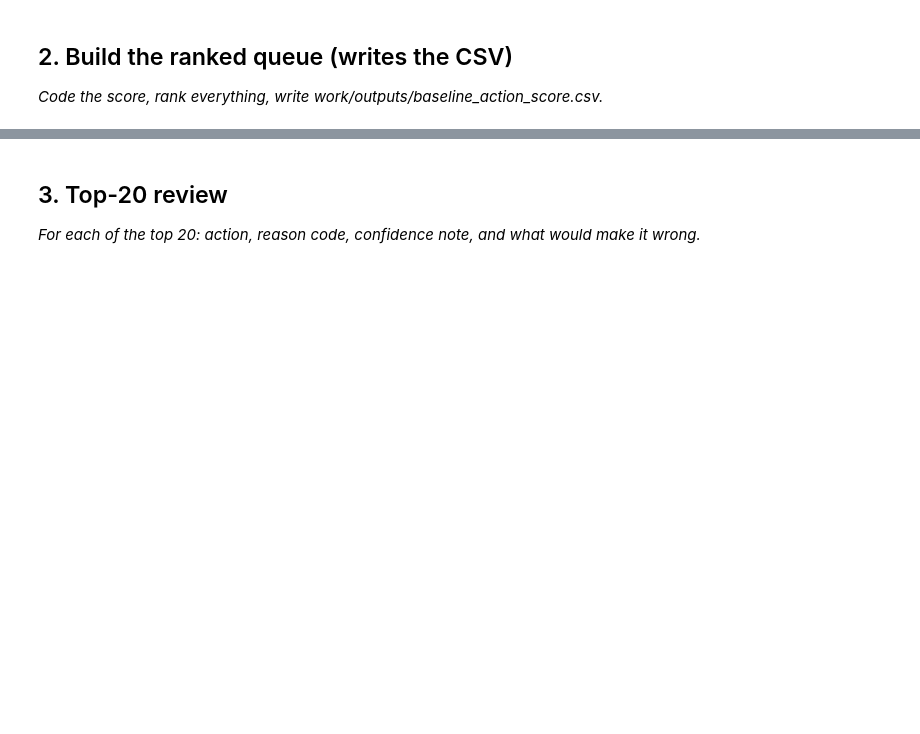
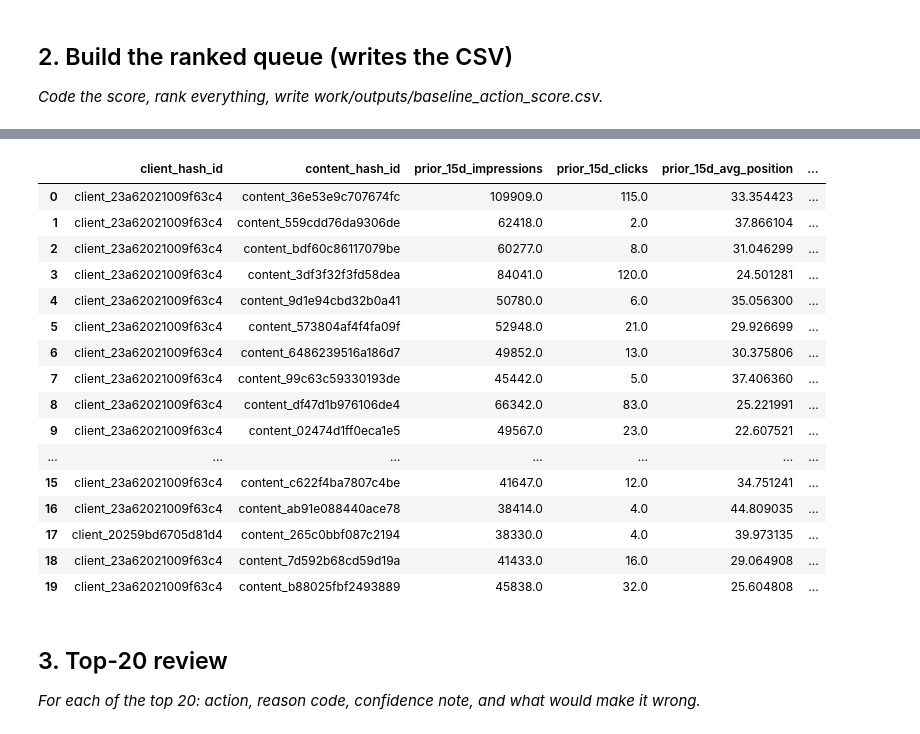
Before and after one commit to Ezgicode/FlyRAnk-AI, a Jupyter notebook: work/notebooks/w04_baseline_score.ipynb, the cells around one changed output, grey strips where cells are left out. Drawn from its saved outputs; the diff is of its cells as text; code cells hidden in the pictures; blank space fills up the shorter version.

```diff
--- a/work/notebooks/w04_baseline_score.ipynb
+++ b/work/notebooks/w04_baseline_score.ipynb
@@ -22,0 +224,80 @@ This skeleton is yours to fill. Work the sections **in order** — each one has
+# %%
+import os
+
+score_df = baseline_df.copy()
+
+# Transparent hand-written position weights.
+# The signal check showed the 21–50 position range had the highest decline rate.
+score_df["position_weight"] = np.select(
+    [
+        score_df["prior_15d_avg_position"] <= 3,
+        score_df["prior_15d_avg_position"] <= 10,
+        score_df["prior_15d_avg_position"] <= 20,
+        score_df["prior_15d_avg_position"] <= 50
+    ],
+    [0.20, 0.50, 0.45, 1.00],
+    default=0.35
+)
+
+# Lower CTR increases review priority, capped so that extreme values do not dominate.
+score_df["low_ctr_weight"] = 1 - np.clip(
+    score_df["prior_15d_ctr"] / 0.01,
+    0,
+    1
+)
+
+# Visibility gives more weight to pages where a review could affect more search users.
+score_df["visibility_weight"] = np.log1p(
+    score_df["prior_15d_impressions"]
+)
+
+# Hand-written baseline score: no future-window columns are used here.
+score_df["baseline_action_score"] = (
+    score_df["visibility_weight"]
+    * (
+        0.70 * score_df["position_weight"]
+        + 0.30 * score_df["low_ctr_weight"]
+    )
+)
+
+score_df["reason_code"] = "visible_ctr_position_opportunity"
+score_df["action_label"] = "human_refresh_review"
+
+ranked_eval = score_df.sort_values(
+    "baseline_action_score",
+    ascending=False
+).reset_index(drop=True)
+
+def precision_at_k(frame, k):
+    return frame.head(k)["is_next_15d_declining"].mean()
+
+print(f"Baseline Precision@20: {precision_at_k(ranked_eval, 20):.3f}")
+print(f"Baseline Precision@50: {precision_at_k(ranked_eval, 50):.3f}")
+print(f"Overall later-window decline rate: {ranked_eval['is_next_15d_declining'].mean():.3f}")
+
+# The exported queue contains only decision-time fields, not future outcomes.
+queue_export = ranked_eval[
+    [
+        "client_hash_id",
+        "content_hash_id",
+        "prior_15d_impressions",
+        "prior_15d_clicks",
+        "prior_15d_avg_position",
+        "prior_15d_ctr",
+        "prior_15d_active_days",
+        "baseline_action_score",
+        "reason_code",
+        "action_label"
+    ]
+].copy()
+
+os.makedirs("work/outputs", exist_ok=True)
+
+queue_export.to_csv(
+    "work/outputs/baseline_action_score.csv",
+    index=False
+)
+
+print("\nCSV written: work/outputs/baseline_action_score.csv")
+display(queue_export.head(20))
+# %% [output]
@@ -23,3 +309,20 @@ This skeleton is yours to fill. Work the sections **in order** — each one has
+|  | client_hash_id | content_hash_id | prior_15d_impressions | prior_15d_clicks | prior_15d_avg_position | ... |
+| 0 | client_23a62021009f63c4 | content_36e53e9c707674fc | 109909.0 | 115.0 | 33.354423 | ... |
+| 1 | client_23a62021009f63c4 | content_559cdd76da9306de | 62418.0 | 2.0 | 37.866104 | ... |
+| 2 | client_23a62021009f63c4 | content_bdf60c86117079be | 60277.0 | 8.0 | 31.046299 | ... |
+| 3 | client_23a62021009f63c4 | content_3df3f32f3fd58dea | 84041.0 | 120.0 | 24.501281 | ... |
+| 4 | client_23a62021009f63c4 | content_9d1e94cbd32b0a41 | 50780.0 | 6.0 | 35.056300 | ... |
+| 5 | client_23a62021009f63c4 | content_573804af4f4fa09f | 52948.0 | 21.0 | 29.926699 | ... |
+| 6 | client_23a62021009f63c4 | content_6486239516a186d7 | 49852.0 | 13.0 | 30.375806 | ... |
+| 7 | client_23a62021009f63c4 | content_99c63c59330193de | 45442.0 | 5.0 | 37.406360 | ... |
+| 8 | client_23a62021009f63c4 | content_df47d1b976106de4 | 66342.0 | 83.0 | 25.221991 | ... |
+| 9 | client_23a62021009f63c4 | content_02474d1ff0eca1e5 | 49567.0 | 23.0 | 22.607521 | ... |
+| ... | ... | ... | ... | ... | ... | ... |
+| 15 | client_23a62021009f63c4 | content_c622f4ba7807c4be | 41647.0 | 12.0 | 34.751241 | ... |
+| 16 | client_23a62021009f63c4 | content_ab91e088440ace78 | 38414.0 | 4.0 | 44.809035 | ... |
+| 17 | client_20259bd6705d81d4 | content_265c0bbf087c2194 | 38330.0 | 4.0 | 39.973135 | ... |
+| 18 | client_23a62021009f63c4 | content_7d592b68cd59d19a | 41433.0 | 16.0 | 29.064908 | ... |
+| 19 | client_23a62021009f63c4 | content_b88025fbf2493889 | 45838.0 | 32.0 | 25.604808 | ... |
 # %% [markdown]
 ## 3. Top-20 review
 
```
Also changed, not shown: parts of 19 cells of this notebook.
